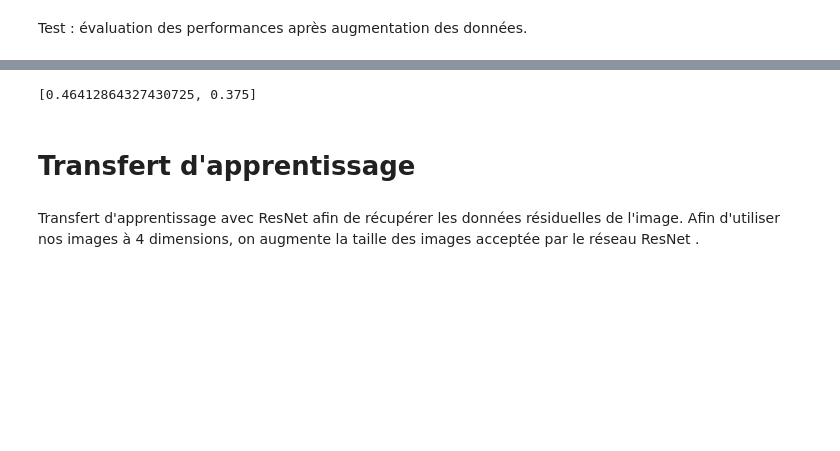
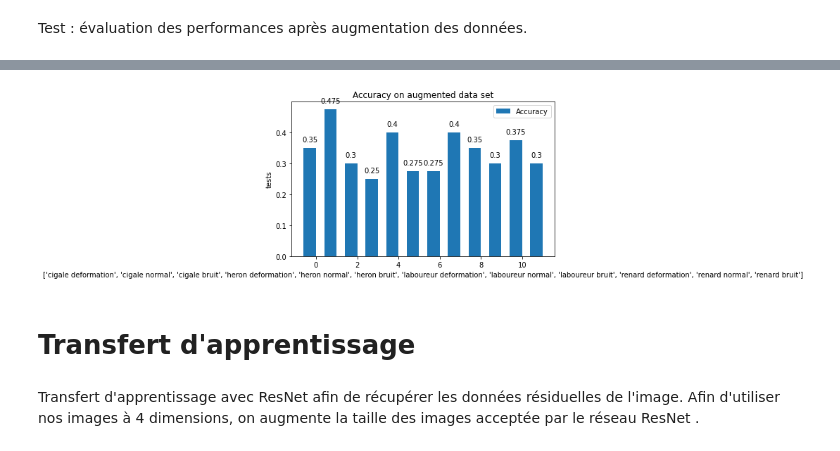
Before and after one commit to Bornord/DeepLearning, a Jupyter notebook: Driver/Projet_LeVrai2.0.ipynb, the cells around one changed output, grey strips where cells are left out. Drawn from its saved outputs; the diff is of its cells as text; code cells hidden in the pictures; blank space fills up the shorter version.

```diff
--- a/Driver/Projet_LeVrai2.0.ipynb
+++ b/Driver/Projet_LeVrai2.0.ipynb
@@ -269,8 +313,8 @@ renard bruit
 # %% [markdown]
 Augmentation des données : Entraînement du modèle avec les données des enregistrements déformés et bruités.
 # %%
-X_TRAIN_AUGMENTED = X_TEST_CIGALE_NORMAL + X_TEST_HERON_NORMAL + X_TEST_LABOUREUR_NORMAL + X_TEST_RENARD_NORMAL
-Y_TRAIN_AUGMENTED = Y_TEST_CIGALE_NORMAL + Y_TEST_HERON_NORMAL + Y_TEST_LABOUREUR_NORMAL + Y_TEST_RENARD_NORMAL
+X_TRAIN_AUGMENTED = X_TEST_CIGALE_SON + X_TEST_HERON_SON + X_TEST_LABOUREUR_SON + X_TEST_RENARD_SON + X_TEST_CIGALE_DEFORMATION + X_TEST_HERON_DEFORMATION + X_TEST_LABOUREUR_DEFORMATION + X_TEST_RENARD_DEFORMATION
+Y_TRAIN_AUGMENTED = Y_TEST_CIGALE_SON + Y_TEST_HERON_SON + Y_TEST_LABOUREUR_SON + Y_TEST_RENARD_SON + Y_TEST_CIGALE_DEFORMATION + Y_TEST_HERON_DEFORMATION + Y_TEST_LABOUREUR_DEFORMATION + Y_TEST_RENARD_DEFORMATION
 
 X_VAL_AUGMENTED,Y_VAL_AUGMENTED = [X_TRAIN_AUGMENTED[i] for i in range((int) (len(X_TRAIN_AUGMENTED)/10))],[Y_TRAIN_AUGMENTED[i] for i in range((int) (len(Y_TRAIN_AUGMENTED)/10))]
 
@@ -303,31 +347,53 @@ Epoch 10/10
 Test : évaluation des performances après augmentation des données.
 # %%
 print("cigale deformation")
-model.evaluate(np.array(X_TEST_CIGALE_DEFORMATION),  np.array(Y_TEST_CIGALE_DEFORMATION), verbose=2)
+cd = model.evaluate(np.array(X_TEST_CIGALE_DEFORMATION),  np.array(Y_TEST_CIGALE_DEFORMATION), verbose=2)
 print("cigale normal")
-model.evaluate(np.array(X_TEST_CIGALE_NORMAL),  np.array(Y_TEST_CIGALE_NORMAL), verbose=2)
+cn = model.evaluate(np.array(X_TEST_CIGALE_NORMAL),  np.array(Y_TEST_CIGALE_NORMAL), verbose=2)
 print("cigale bruit")
-model.evaluate(np.array(X_TEST_CIGALE_SON),  np.array(Y_TEST_CIGALE_SON), verbose=2)
+cb = model.evaluate(np.array(X_TEST_CIGALE_SON),  np.array(Y_TEST_CIGALE_SON), verbose=2)
 
 print("heron deformation")
-model.evaluate(np.array(X_TEST_HERON_DEFORMATION),  np.array(Y_TEST_HERON_DEFORMATION), verbose=2)
+hd = model.evaluate(np.array(X_TEST_HERON_DEFORMATION),  np.array(Y_TEST_HERON_DEFORMATION), verbose=2)
 print("heron normal")
-model.evaluate(np.array(X_TEST_HERON_NORMAL),  np.array(Y_TEST_HERON_NORMAL), verbose=2)
+hn = model.evaluate(np.array(X_TEST_HERON_NORMAL),  np.array(Y_TEST_HERON_NORMAL), verbose=2)
 print("heron bruit")
-model.evaluate(np.array(X_TEST_HERON_SON),  np.array(Y_TEST_HERON_SON), verbose=2)
+hb = model.evaluate(np.array(X_TEST_HERON_SON),  np.array(Y_TEST_HERON_SON), verbose=2)
 
 print("laboureur deformation")
-model.evaluate(np.array(X_TEST_LABOUREUR_DEFORMATION),  np.array(Y_TEST_LABOUREUR_DEFORMATION), verbose=2)
+ld = model.evaluate(np.array(X_TEST_LABOUREUR_DEFORMATION),  np.array(Y_TEST_LABOUREUR_DEFORMATION), verbose=2)
 print("laboureur normal")
-model.evaluate(np.array(X_TEST_LABOUREUR_NORMAL),  np.array(Y_TEST_LABOUREUR_NORMAL), verbose=2)
+ln = model.evaluate(np.array(X_TEST_LABOUREUR_NORMAL),  np.array(Y_TEST_LABOUREUR_NORMAL), verbose=2)
 print("laboureur bruit")
-model.evaluate(np.array(X_TEST_LABOUREUR_SON),  np.array(Y_TEST_LABOUREUR_SON), verbose=2)
+lb = model.evaluate(np.array(X_TEST_LABOUREUR_SON),  np.array(Y_TEST_LABOUREUR_SON), verbose=2)
 
 print("renard deformation")
-model.evaluate(np.array(X_TEST_RENARD_DEFORMATION),  np.array(Y_TEST_RENARD_DEFORMATION), verbose=2)
+rd = model.evaluate(np.array(X_TEST_RENARD_DEFORMATION),  np.array(Y_TEST_RENARD_DEFORMATION), verbose=2)
 print("renard normal")
-model.evaluate(np.array(X_TEST_RENARD_NORMAL),  np.array(Y_TEST_RENARD_NORMAL), verbose=2)
+rn = model.evaluate(np.array(X_TEST_RENARD_NORMAL),  np.array(Y_TEST_RENARD_NORMAL), verbose=2)
 print("renard bruit")
-model.evaluate(np.array(X_TEST_RENARD_SON),  np.array(Y_TEST_RENARD_SON), verbose=2)
+rb = model.evaluate(np.array(X_TEST_RENARD_SON),  np.array(Y_TEST_RENARD_SON), verbose=2)
+
+Labels = ["cigale deformation","cigale normal","cigale bruit","heron deformation","heron normal","heron bruit","laboureur deformation","laboureur normal","laboureur bruit","renard deformation","renard normal","renard bruit"]
+X_hist_accuracy = [cd[1],cn[1],cb[1],hd[1],hn[1],hb[1],ld[1],ln[1],lb[1],rd[1],rn[1],rb[1]]
+X_hist_loss = [cd[0],cn[0],cb[0],hd[0],hn[0],hb[0],ld[0],ln[0],lb[0],rd[0],rn[0],rb[0]]
+
+x = np.arange(len(Labels)) # the label locations
+width = 0.6  # the width of the bars
+
+fig, ax = plt.subplots()
+rects1 = ax.bar(x - width/2, X_hist_accuracy, width, label='Accuracy')
+#rects2 = ax.bar(x + width/2, X_hist_loss, width, label='Loss')
+ax.set_ylabel('tests')
+ax.set_title('Accuracy on augmented data set')
+ax.set_xlabel( Labels)
+ax.legend()
+
+ax.bar_label(rects1, padding=7)
+#ax.bar_label(rects2, padding=7)
+
+fig.tight_layout()
+
+plt.show()
 # %% [output]
 cigale deformation
@@ -350,4 +416,4 @@ renard bruit
-[0.46412864327430725, 0.375]
+[figure, added]
 # %% [markdown]
 # Transfert d'apprentissage
 # %% [markdown]
```
Also changed, not shown: parts of 8 cells of this notebook.
